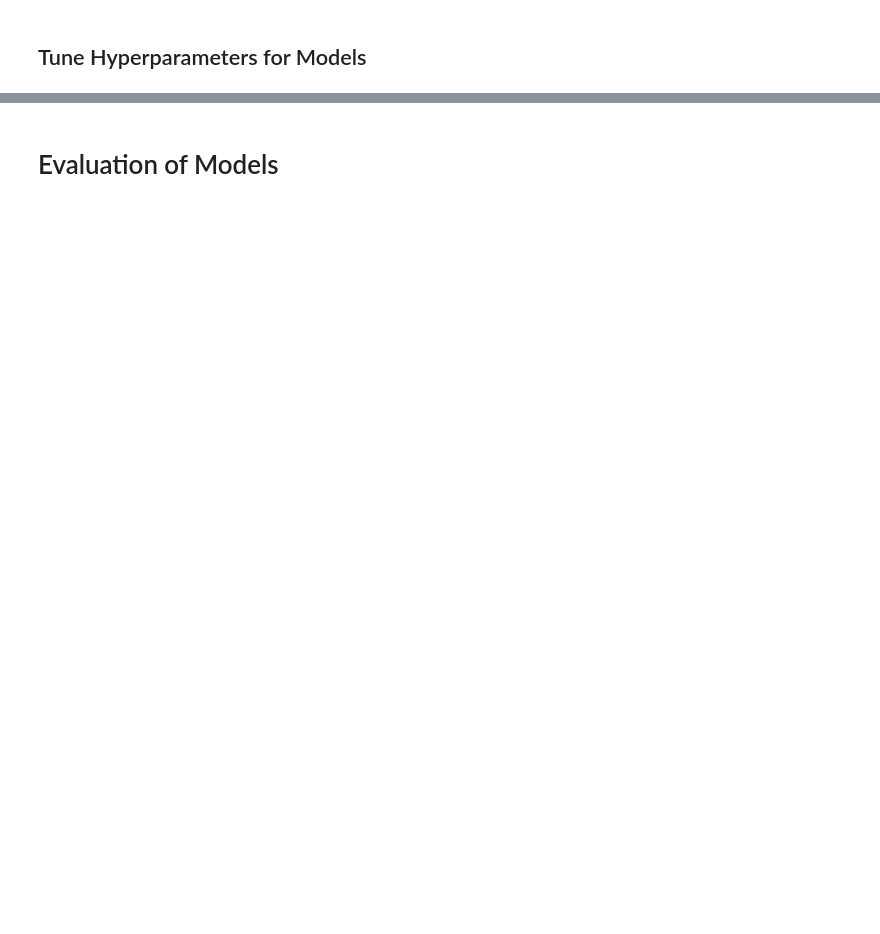
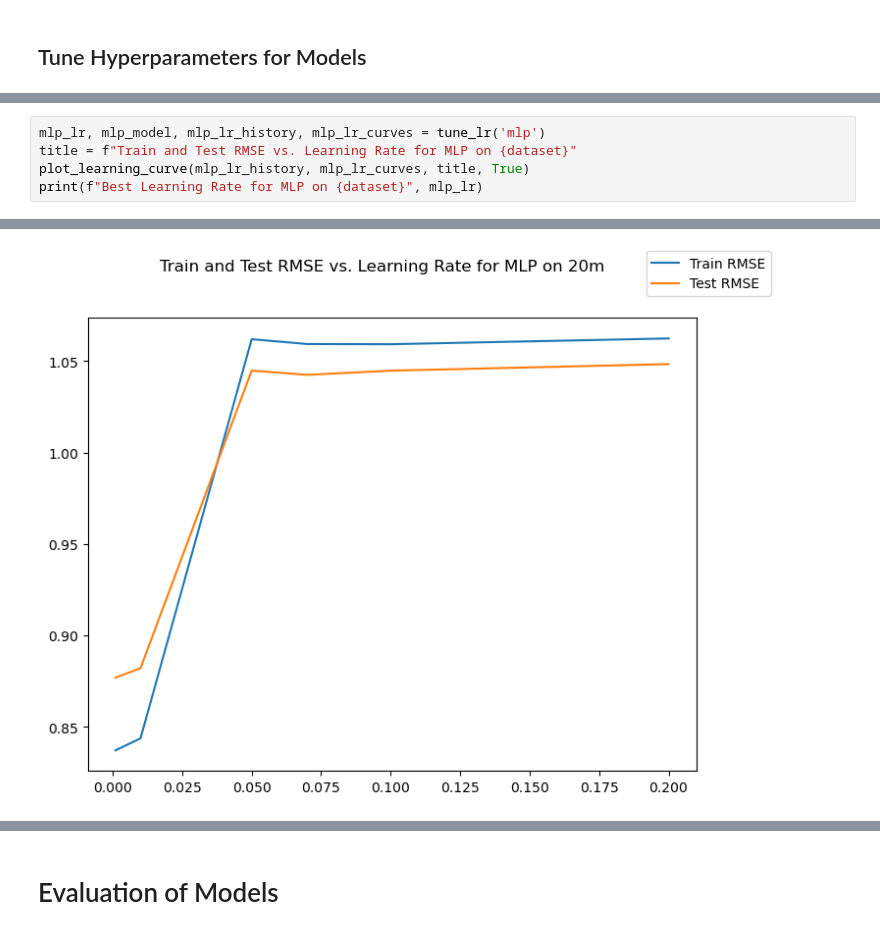
Before and after one commit to treeahsee/Neural_Collab_Filter, a Jupyter notebook: tuning_experiments.ipynb, the cells around one changed output, grey strips where cells are left out. Saved outputs shown, nothing was run; the diff lists cells and outputs as text; blank space fills up the shorter version.

```diff
--- a/tuning_experiments.ipynb
+++ b/tuning_experiments.ipynb
@@ -221,0 +245,6 @@ plot_learning_curve(gmf_dim_history, gmf_dim_curves, "Train and Test RMSE vs. Le
+# %%
+mlp_lr, mlp_model, mlp_lr_history, mlp_lr_curves = tune_lr('mlp')
+title = f"Train and Test RMSE vs. Learning Rate for MLP on {dataset}"
+plot_learning_curve(mlp_lr_history, mlp_lr_curves, title, True)
+print(f"Best Learning Rate for MLP on {dataset}", mlp_lr)
+# %% [output]
@@ -221,0 +268 @@ plot_learning_curve(gmf_dim_history, gmf_dim_curves, "Train and Test RMSE vs. Le
+[figure, added]
```
Also changed, not shown: parts of 24 cells of this notebook, 16 other files.
